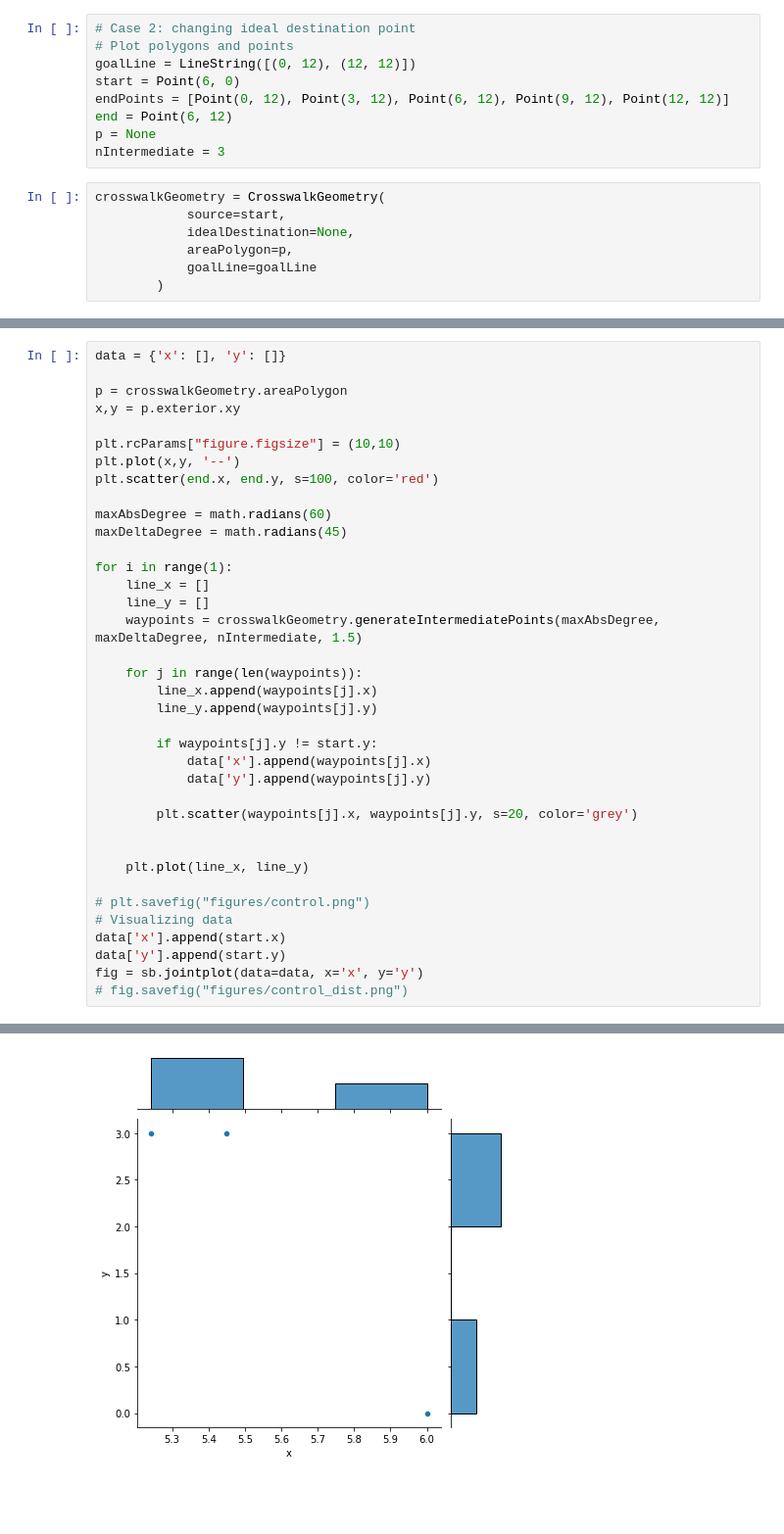
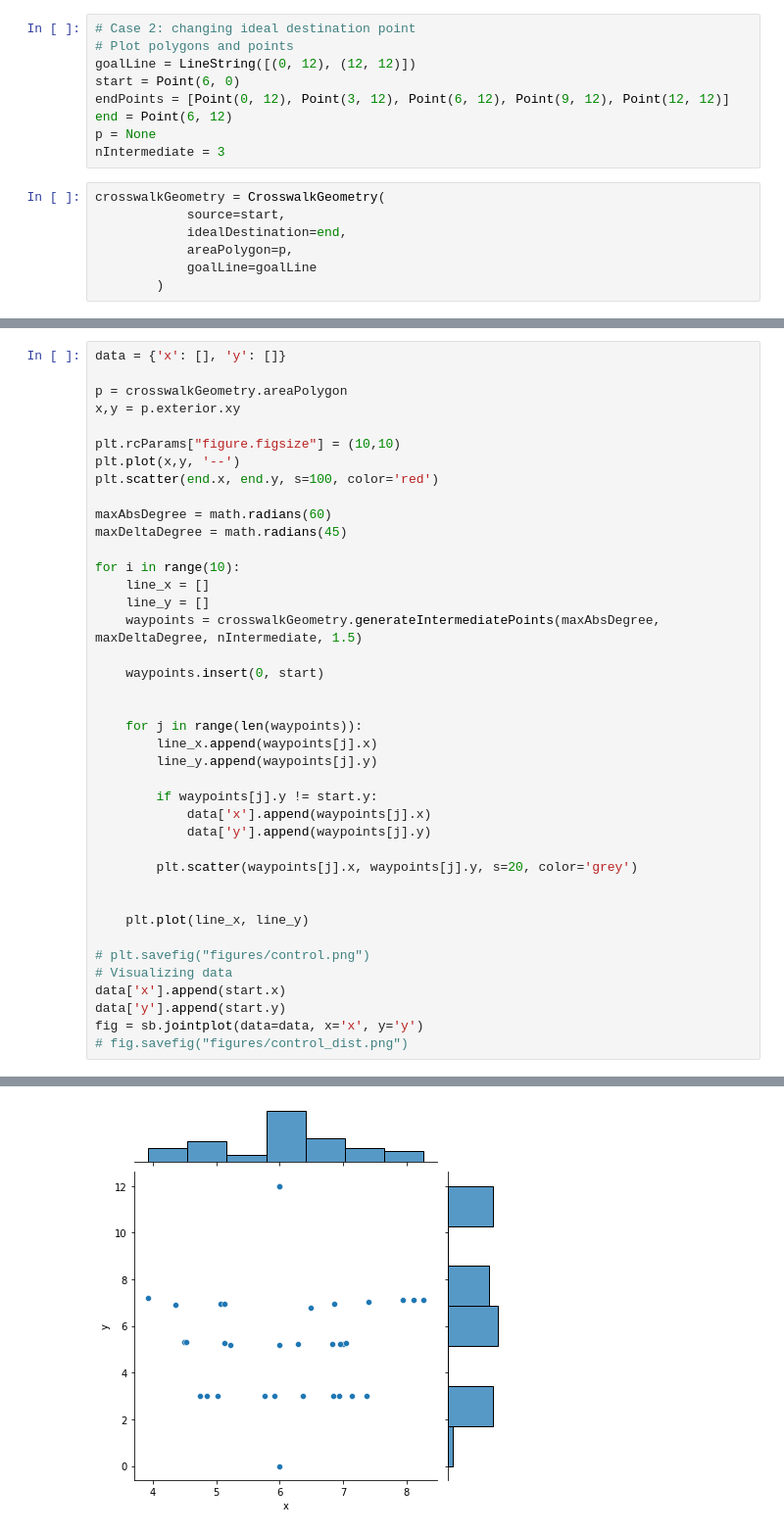
Before and after one commit to adhocmaster/carla-jaywalker-experiments, a Jupyter notebook: notebooks/Crosswalk-area/crosswalk-area-pcg-route-planner.ipynb, the cells around one changed output, grey strips where cells are left out. Shown at 98% size. Cells and saved outputs as stored; diff of their text form; blank space fills up the shorter version.

```diff
--- a/notebooks/Crosswalk-area/crosswalk-area-pcg-route-planner.ipynb
+++ b/notebooks/Crosswalk-area/crosswalk-area-pcg-route-planner.ipynb
@@ -343,7 +363,7 @@ nIntermediate = 3
 # %%
 crosswalkGeometry = CrosswalkGeometry(
             source=start,
-            idealDestination=None,
+            idealDestination=end,
             areaPolygon=p,
             goalLine=goalLine
         )
@@ -368,10 +380,13 @@ plt.scatter(end.x, end.y, s=100, color='red')
 maxAbsDegree = math.radians(60)
 maxDeltaDegree = math.radians(45)
 
-for i in range(1):
+for i in range(10):
     line_x = []
     line_y = []
     waypoints = crosswalkGeometry.generateIntermediatePoints(maxAbsDegree, maxDeltaDegree, nIntermediate, 1.5)
+
+    waypoints.insert(0, start)
+
 
     for j in range(len(waypoints)):
         line_x.append(waypoints[j].x)
@@ -404 +412 @@ returning to debug
-[figure, old version]
+[figure, new version]
```
Also changed, not shown: parts of 4 cells of this notebook.
